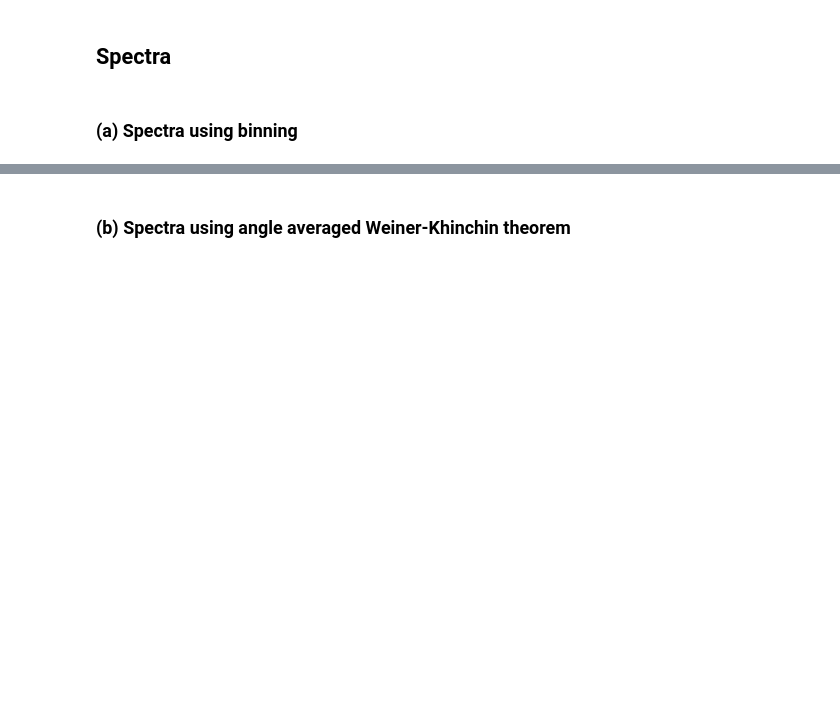
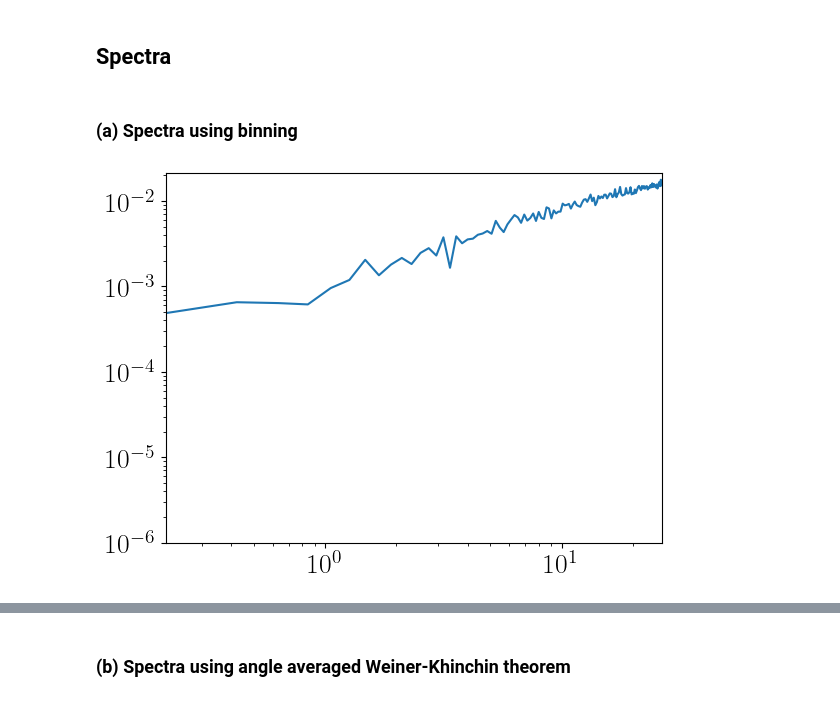
Before and after one commit to sachinrawat2207/quTARANGm, a Jupyter notebook: postprocessing/plot_spectra.ipynb, the cells around one changed output, grey strips where cells are left out. Cells and saved outputs as stored; diff of their text form; code cells hidden in the pictures; blank space fills up the shorter version.

Commit message:
added 3Dspectra in postprocessing

```diff
--- a/postprocessing/plot_spectra.ipynb
+++ b/postprocessing/plot_spectra.ipynb
@@ -1,10 +1,10 @@
 # %%
-from postprocessing.libs.spectrum import specanalysis
+from src.libs.spectrum import specanalysis
 import matplotlib.pyplot as plt
 
 S = specanalysis()
 
-linewidth = 2.5
+linewidth = 1.5
 plt.rcParams.update({'font.size':'20',
                      'font.family':'serif',
                      'font.weight':'bold',
@@ -17,11 +17,13 @@ plt.rcParams.update({'font.size':'20',
 # %%
 # Spectra using binning
 # Ti and Tf are the inital and final time for which averaging needs to be done
-k, kei_spec, kec_spec = S.ke_spec(Ti = 0, Tf = 0, type='bin')
+k, kei_spec, kec_spec = S.ke_spec(Ti = 400, Tf = None, type='bin')
 # %%
-# Plot
 plt.loglog(k, kec_spec)
+plt.xlim([k[0],k[-1]])
 plt.ylim(bottom = 1e-6)
 plt.savefig(S.op/"compspec_bin.jpeg", dpi=300, bbox_inches='tight') # save data to the postprocesing folder in output directory
+# %% [output]
+[figure, added]
 # %%
 plt.loglog(k, kei_spec)
```
Also changed, not shown: parts of 8 cells of this notebook, 4 other files.
